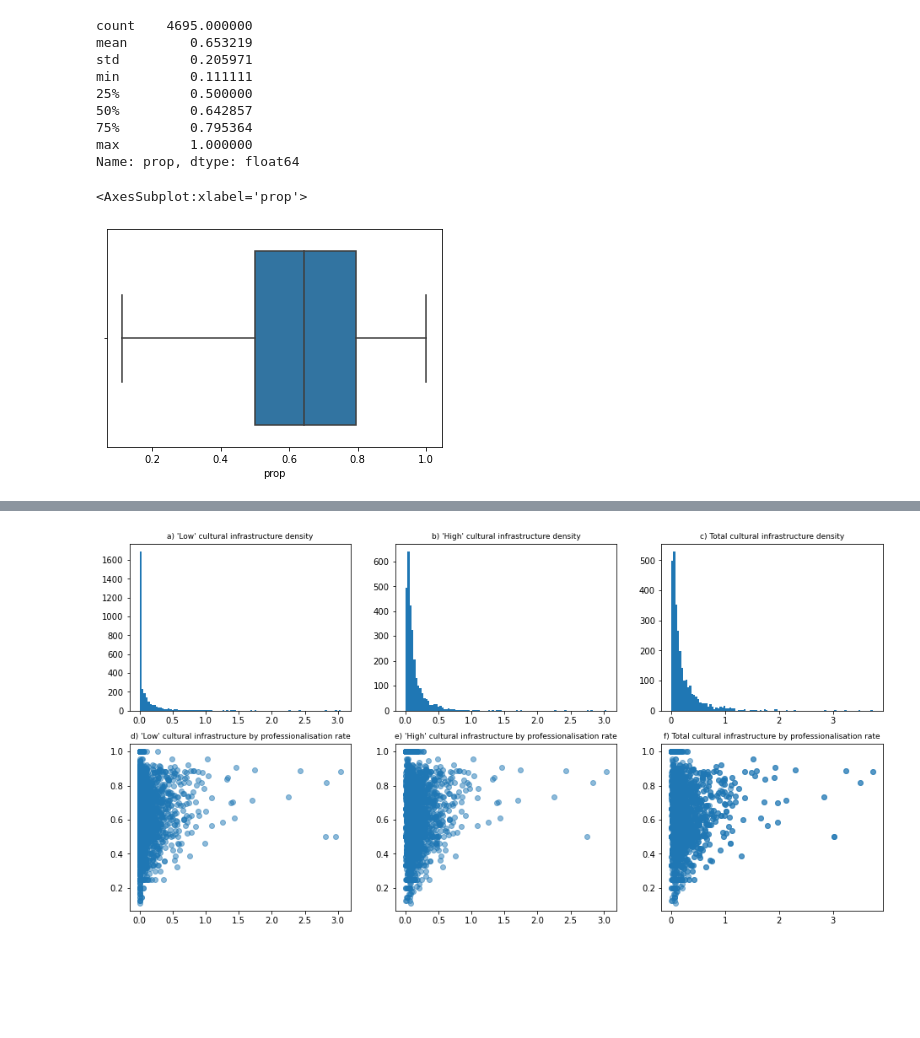
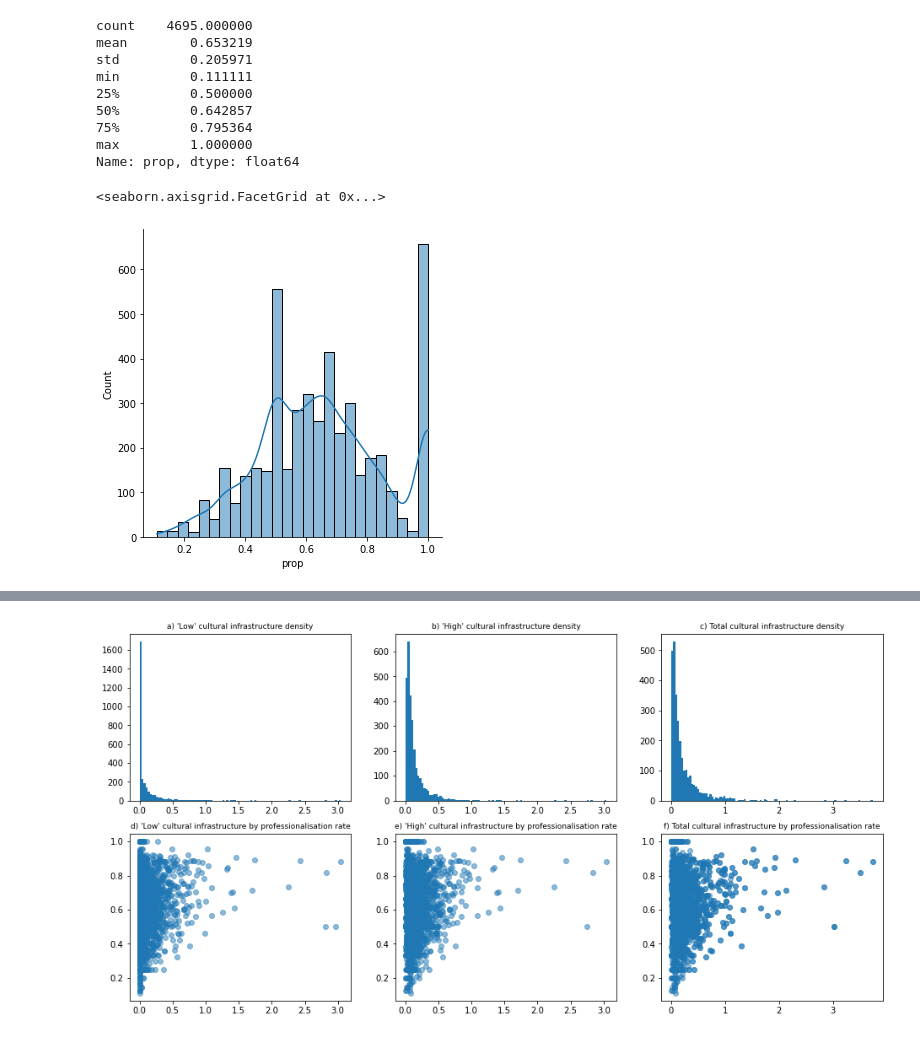
Before and after one commit to ZacharyP-E/are-you-gitting-me, a Jupyter notebook: 3.0 Regressions Analysis.ipynb, the cells around one changed output, grey strips where cells are left out. Drawn from its saved outputs; the diff is of its cells as text; code cells hidden in the pictures; blank space fills up the shorter version.

```diff
--- a/3.0 Regressions Analysis.ipynb
+++ b/3.0 Regressions Analysis.ipynb
@@ -51,6 +38,8 @@ Name: prop, dtype: float64
 # %%
 # lsoa_strat_gent.boxplot(column = ["prop"], grid = False)
-sns.boxplot(data = lsoa_strat_gent, x = "prop")
+# sns.boxplot(data = lsoa_strat_gent, x = "prop")
+
+sns.displot(data = lsoa_strat_gent, x = "prop", kde = True)
 # %% [output]
-<AxesSubplot:xlabel='prop'>
+<seaborn.axisgrid.FacetGrid at 0x...>
-[figure, old version]
+[figure, new version]
```
Also changed, not shown: parts of 16 cells of this notebook, 1 other file.
